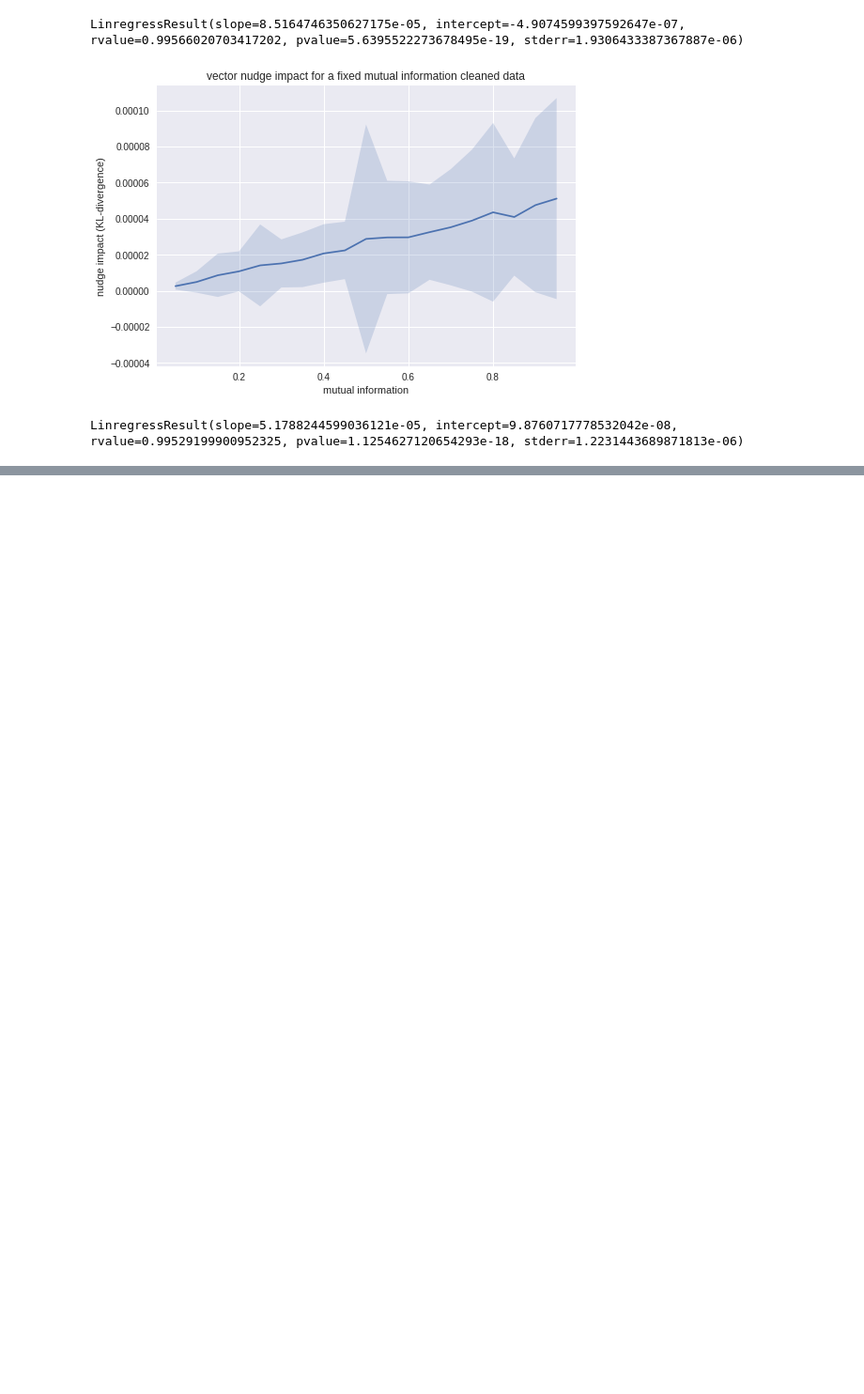
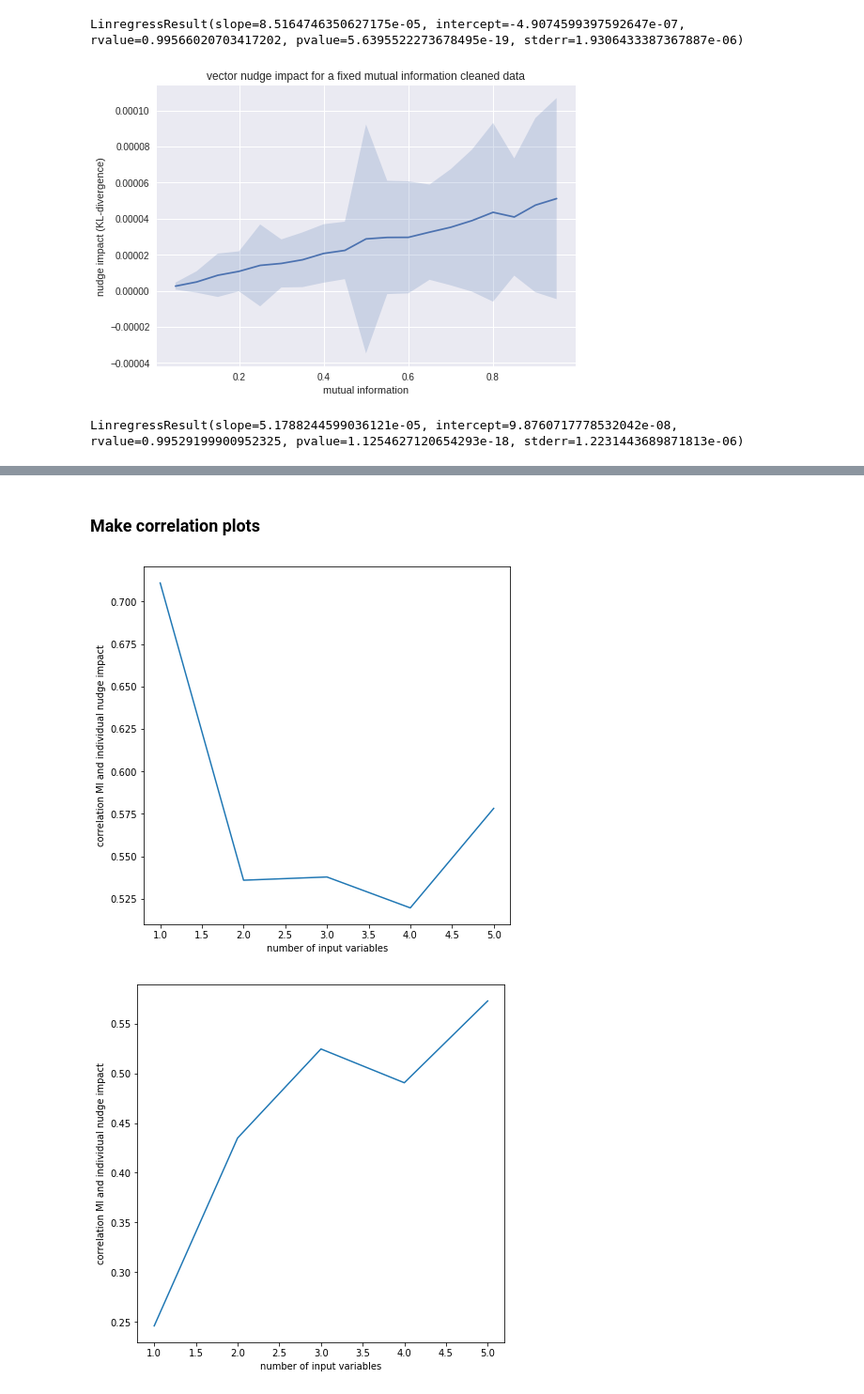
Before and after one commit to cjidboon94/master_thesis, a Jupyter notebook: combine_data3.ipynb, the cells around one changed output, grey strips where cells are left out. Shown: that part at 94% size. Saved outputs shown, nothing was run; the diff lists cells and outputs as text; code cells hidden in the pictures; blank space fills up the shorter version.

```diff
--- a/combine_data3.ipynb
+++ b/combine_data3.ipynb
@@ -750,0 +713,31 @@ LinregressResult(slope=0.00021905301664645749, intercept=4.8639175613349607e-06,
+# %% [markdown]
+### Make correlation plots
+# %%
+input_vars = [1, 2, 3, 4, 5]
+focused_l1norm_correlations = [0.711, 0.5359, 0.5378, 0.5196, 0.5782]
+focused_kl_divergence_correlations = [0.2459, 0.4349, 0.5245, 0.4905, 0.5728]
+vector_l1norm_correlations = [0.762, 0.7241, 0.6156, 0.576, 0.4808]
+vector_kl_divergence_correlations = [0.2424, 0.6589, 0.6628, 0.5299, 0.5858]
+
+plt.plot(input_vars, focused_l1norm_correlations)
+plt.xlabel("number of input variables")
+plt.ylabel("correlation MI and individual nudge impact")
+plt.show()
+
+plt.plot(input_vars, focused_kl_divergence_correlations)
+plt.xlabel("number of input variables")
+plt.ylabel("correlation MI and individual nudge impact")
+plt.show()
+
+plt.plot(input_vars, vector_l1norm_correlations)
+plt.xlabel("number of input variables")
+plt.ylabel("correlation MI and individual nudge impact")
+plt.show()
+
+plt.plot(input_vars, vector_kl_divergence_correlations)
+plt.xlabel("number of input variables")
+plt.ylabel("correlation MI and individual nudge impact")
+plt.show()
+# %% [output]
+[figure, added]
+[figure, added]
```
Also changed, not shown: parts of 11 cells of this notebook.
